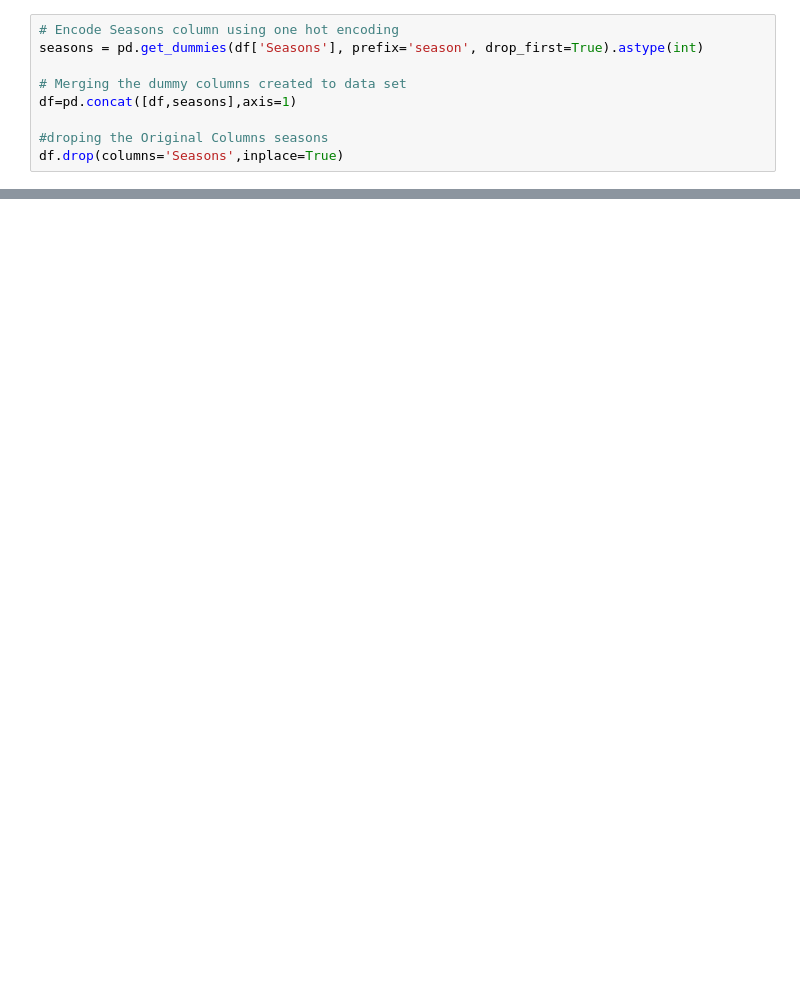
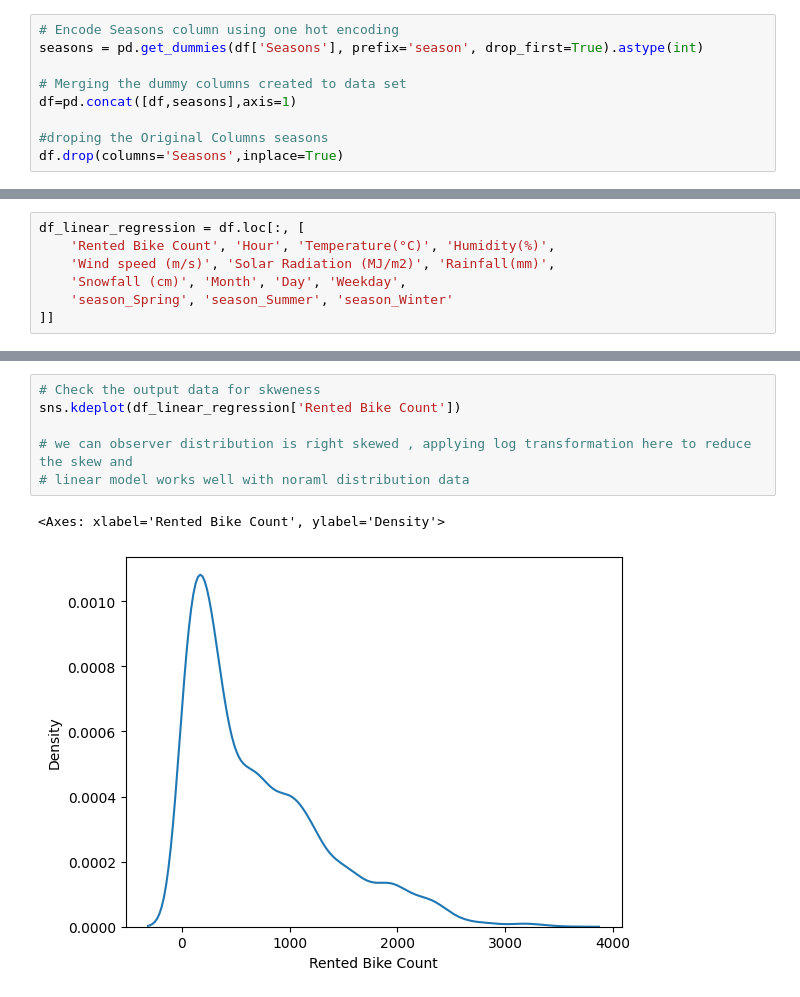
Before and after one commit to bvishnub/Yulu-Bike-Sharing-Demand-Prediction, a Jupyter notebook: notebook/eda.ipynb, the cells around one changed output, grey strips where cells are left out. Drawn from its saved outputs; the diff is of its cells as text; blank space fills up the shorter version.

Commit message:
First Model Created - Linear Regression

```diff
--- a/notebook/eda.ipynb
+++ b/notebook/eda.ipynb
@@ -355,0 +528,7 @@ df.head()
+# %%
+df_linear_regression = df.loc[:, [
+    'Rented Bike Count', 'Hour', 'Temperature(°C)', 'Humidity(%)',
+    'Wind speed (m/s)', 'Solar Radiation (MJ/m2)', 'Rainfall(mm)',
+    'Snowfall (cm)', 'Month', 'Day', 'Weekday',
+    'season_Spring', 'season_Summer', 'season_Winter'
+]]
@@ -355,0 +544,9 @@ df.head()
+# %%
+# Check the output data for skweness
+sns.kdeplot(df_linear_regression['Rented Bike Count'])
+
+# we can observer distribution is right skewed , applying log transformation here to reduce the skew and
+# linear model works well with noraml distribution data
+# %% [output]
+<Axes: xlabel='Rented Bike Count', ylabel='Density'>
+[figure, added]
```
Also changed, not shown: parts of 24 cells of this notebook.
